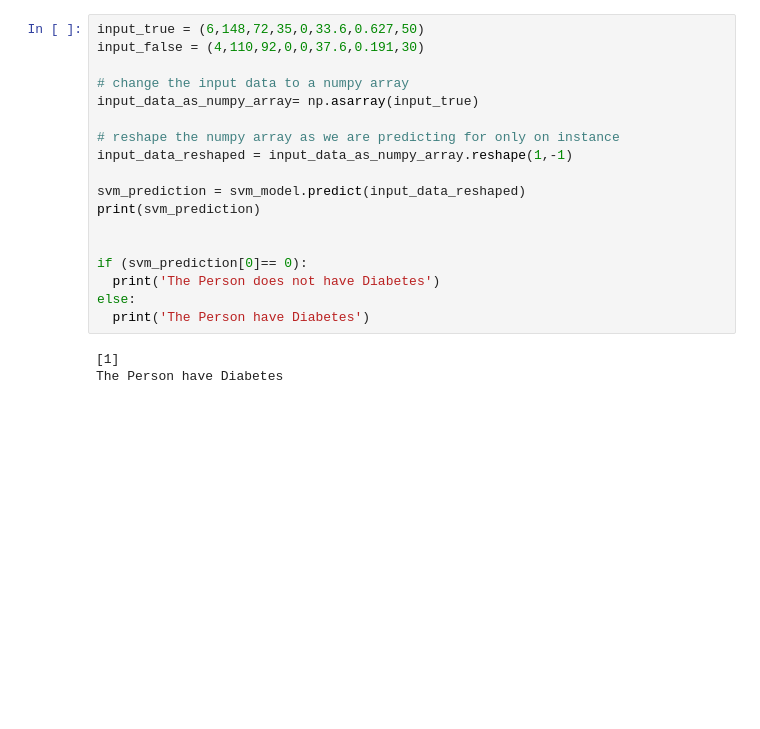
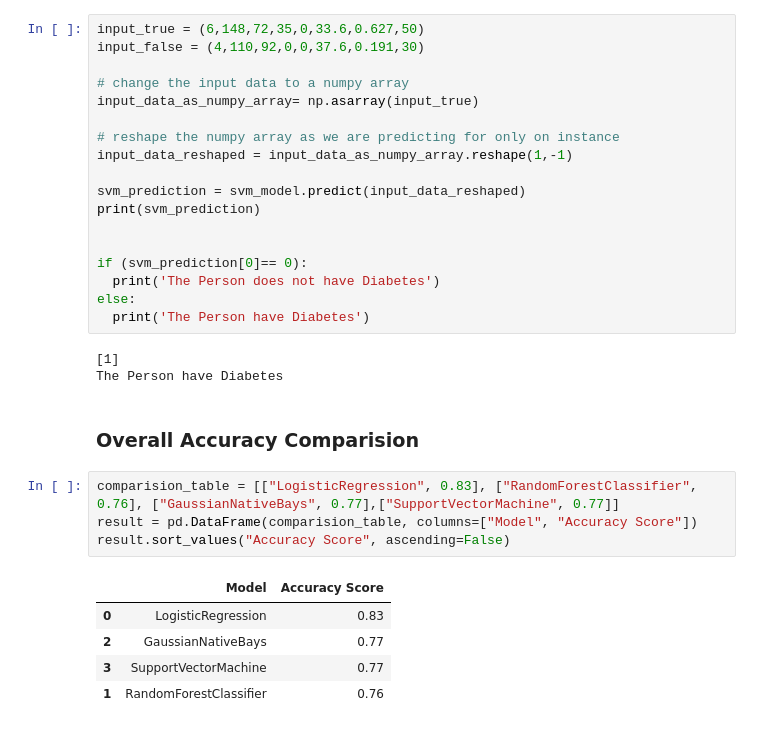
Before and after one commit to himashatw/ML_Assignment2_IT19016962_IT19136370_IT19131016_IT19753140, a Jupyter notebook: diabete.ipynb, the cells around one changed output. Drawn from its saved outputs; the diff is of its cells as text; blank space fills up the shorter version.

```diff
--- a/diabete.ipynb
+++ b/diabete.ipynb
@@ -452,3 +472,15 @@ else:
 # %% [output]
 [1]
 The Person have Diabetes
+# %% [markdown]
+### Overall Accuracy Comparision
+# %%
+comparision_table = [["LogisticRegression", 0.83], ["RandomForestClassifier", 0.76], ["GaussianNativeBays", 0.77],["SupportVectorMachine", 0.77]]
+result = pd.DataFrame(comparision_table, columns=["Model", "Accuracy Score"])
+result.sort_values("Accuracy Score", ascending=False)
+# %% [output]
+|  | Model | Accuracy Score |
+| 0 | LogisticRegression | 0.83 |
+| 2 | GaussianNativeBays | 0.77 |
+| 3 | SupportVectorMachine | 0.77 |
+| 1 | RandomForestClassifier | 0.76 |
```
Also changed, not shown: parts of 7 cells of this notebook.
